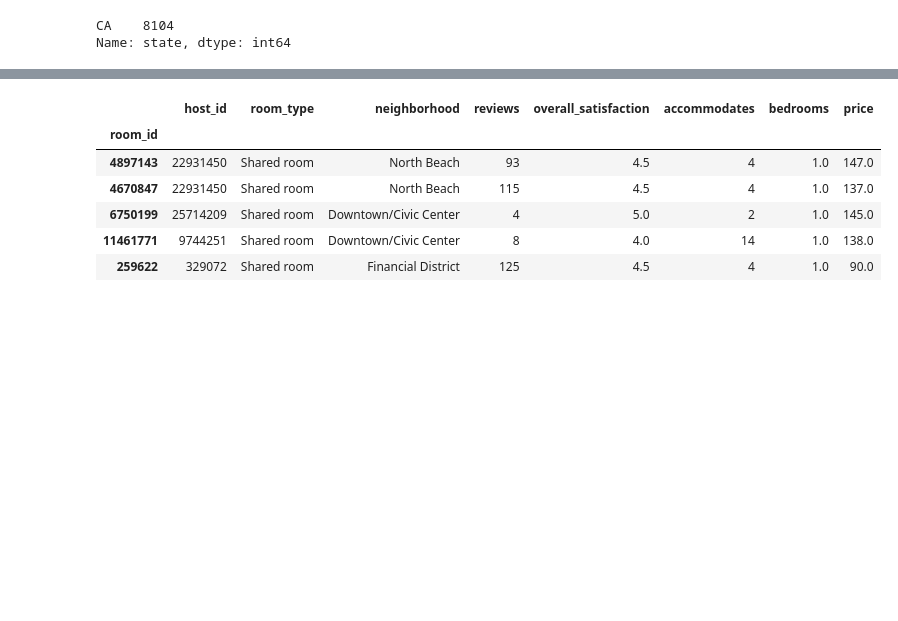
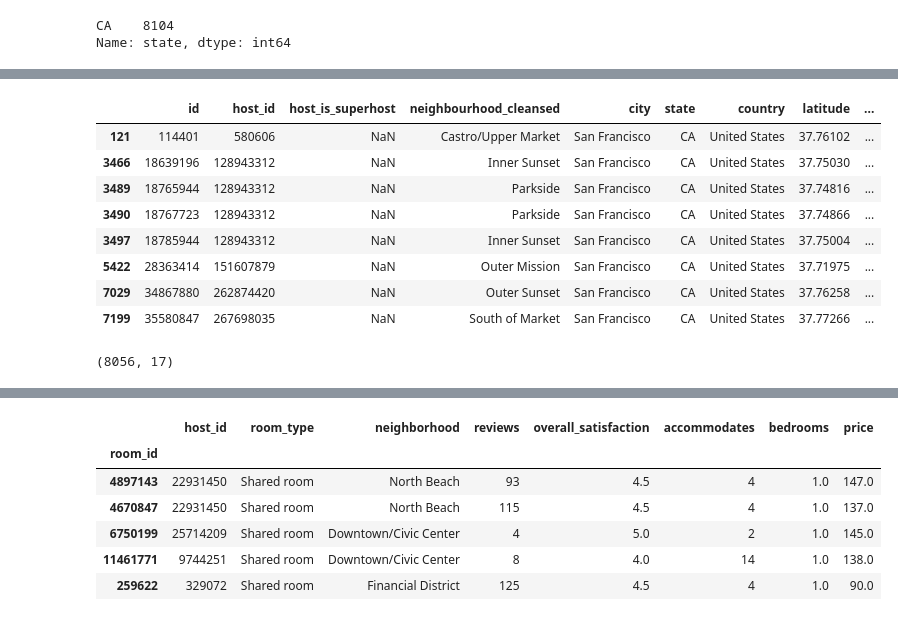
Before and after one commit to rustiri/final_group_airbnb, a Jupyter notebook: SF_Airbnb_EDA.ipynb, the cells around one changed output, grey strips where cells are left out. Cells and saved outputs as stored; diff of their text form; code cells hidden in the pictures; blank space fills up the shorter version.

```diff
--- a/SF_Airbnb_EDA.ipynb
+++ b/SF_Airbnb_EDA.ipynb
@@ -130,7 +165,8 @@ Brisbane                          1
 Name: city, dtype: int64
 # %%
 airbnb_db_df["city"].replace({"San Francisco, Hayes Valley": "San Francisco",
-                              "Noe Valley - San Francisco": "San Francisco"}, inplace=True)
+                              "Noe Valley - San Francisco": "San Francisco",
+                              "San Francisco ": "San Francisco"}, inplace=True)
 # %%
 airbnb_db_df.city.value_counts()
 # %% [output]
@@ -143,0 +212,18 @@ Name: city, dtype: int64
+# %%
+airbnb_db_df.loc[(airbnb_db_df["host_is_superhost"] != "t") & (airbnb_db_df["host_is_superhost"] != "f")]
+# %% [output]
+|  | id | host_id | host_is_superhost | neighbourhood_cleansed | city | state | country | latitude | ... |
+| 121 | 114401 | 580606 | NaN | Castro/Upper Market | San Francisco | CA | United States | 37.76102 | ... |
+| 3466 | 18639196 | 128943312 | NaN | Inner Sunset | San Francisco | CA | United States | 37.75030 | ... |
+| 3489 | 18765944 | 128943312 | NaN | Parkside | San Francisco | CA | United States | 37.74816 | ... |
+| 3490 | 18767723 | 128943312 | NaN | Parkside | San Francisco | CA | United States | 37.74866 | ... |
+| 3497 | 18785944 | 128943312 | NaN | Inner Sunset | San Francisco | CA | United States | 37.75004 | ... |
+| 5422 | 28363414 | 151607879 | NaN | Outer Mission | San Francisco | CA | United States | 37.71975 | ... |
+| 7029 | 34867880 | 262874420 | NaN | Outer Sunset | San Francisco | CA | United States | 37.76258 | ... |
+| 7199 | 35580847 | 267698035 | NaN | South of Market | San Francisco | CA | United States | 37.77266 | ... |
+# %%
+# drop rows with host_is_superhost as null (8 rows)
+airbnb_db_df = airbnb_db_df.dropna(subset=["host_is_superhost"])
+print(airbnb_db_df.shape)
+# %% [output]
+(8056, 17)
```
Also changed, not shown: parts of 37 cells of this notebook.
